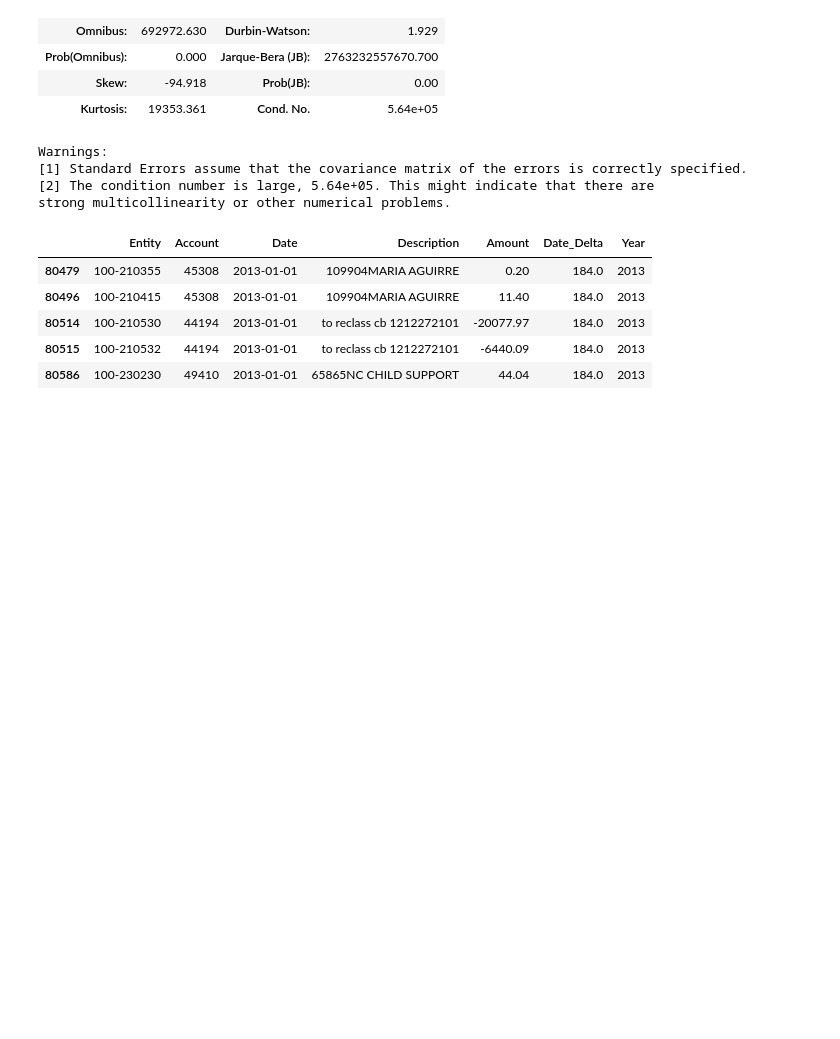
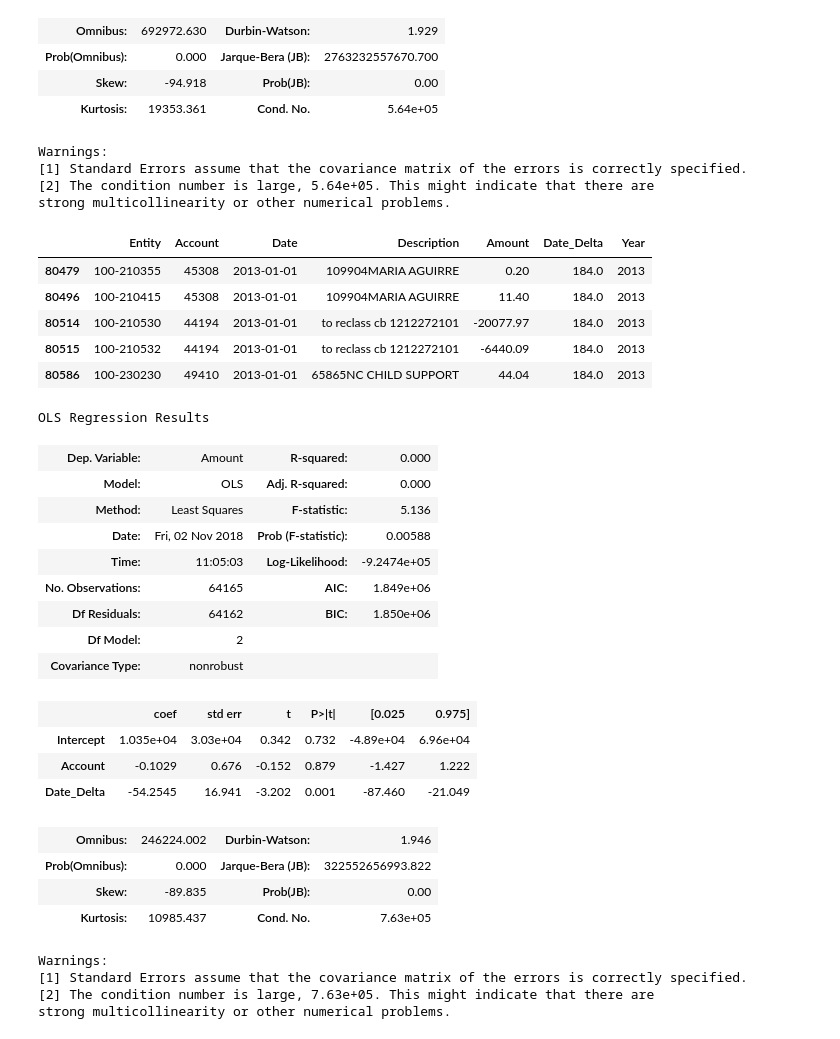
Before and after one commit to UNCG-CSE/Guilford_Financial, a Jupyter notebook: src/Trans2Regression.ipynb, the cells around one changed output. Drawn from its saved outputs; the diff is of its cells as text; code cells hidden in the pictures; blank space fills up the shorter version.

```diff
--- a/src/Trans2Regression.ipynb
+++ b/src/Trans2Regression.ipynb
@@ -105,3 +104,29 @@ dataRev2013.head()
 | 80514 | 100-210530 | 44194 | 2013-01-01 | to reclass cb 1212272101 | -20077.97 | 184.0 | 2013 |
 | 80515 | 100-210532 | 44194 | 2013-01-01 | to reclass cb 1212272101 | -6440.09 | 184.0 | 2013 |
 | 80586 | 100-230230 | 49410 | 2013-01-01 | 65865NC CHILD SUPPORT | 44.04 | 184.0 | 2013 |
+# %%
+lm = smf.ols(formula='Amount ~ Account + Date_Delta', data=dataRev2013).fit()
+lm.summary()
+# %% [output]
+OLS Regression Results
+| Dep. Variable: | Amount | R-squared: | 0.000 |
+| Model: | OLS | Adj. R-squared: | 0.000 |
+| Method: | Least Squares | F-statistic: | 5.136 |
+| Date: | Fri, 02 Nov 2018 | Prob (F-statistic): | 0.00588 |
+| Time: | 11:05:03 | Log-Likelihood: | -9.2474e+05 |
+| No. Observations: | 64165 | AIC: | 1.849e+06 |
+| Df Residuals: | 64162 | BIC: | 1.850e+06 |
+| Df Model: | 2 |  |  |
+| Covariance Type: | nonrobust |  |  |
+|  | coef | std err | t | P>|t| | [0.025 | 0.975] |
+| Intercept | 1.035e+04 | 3.03e+04 | 0.342 | 0.732 | -4.89e+04 | 6.96e+04 |
+| Account | -0.1029 | 0.676 | -0.152 | 0.879 | -1.427 | 1.222 |
+| Date_Delta | -54.2545 | 16.941 | -3.202 | 0.001 | -87.460 | -21.049 |
+| Omnibus: | 246224.002 | Durbin-Watson: | 1.946 |
+| Prob(Omnibus): | 0.000 | Jarque-Bera (JB): | 322552656993.822 |
+| Skew: | -89.835 | Prob(JB): | 0.00 |
+| Kurtosis: | 10985.437 | Cond. No. | 7.63e+05 |
+Warnings:
+[1] Standard Errors assume that the covariance matrix of the errors is correctly specified.
+[2] The condition number is large, 7.63e+05. This might indicate that there are
+strong multicollinearity or other numerical problems.
```
Also changed, not shown: parts of 2 cells of this notebook, 16 other files.
